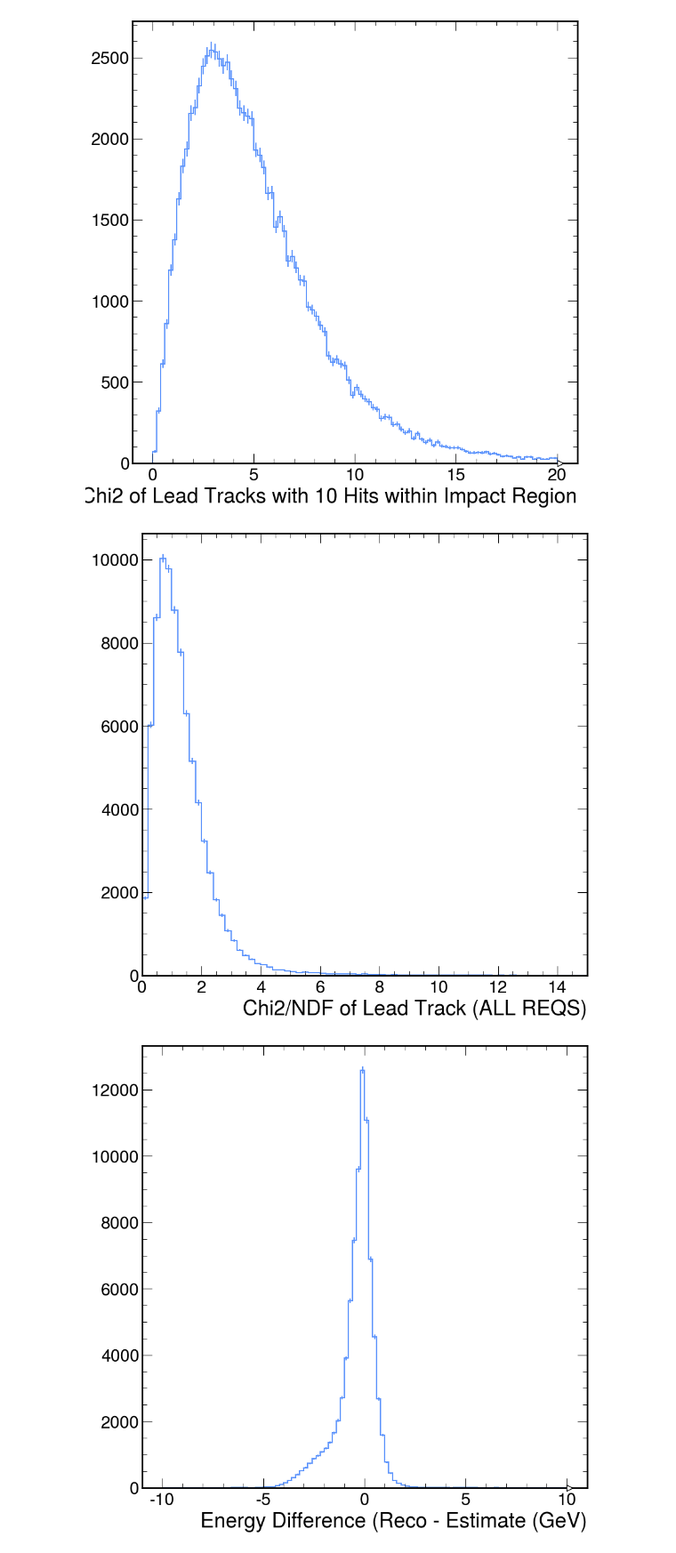
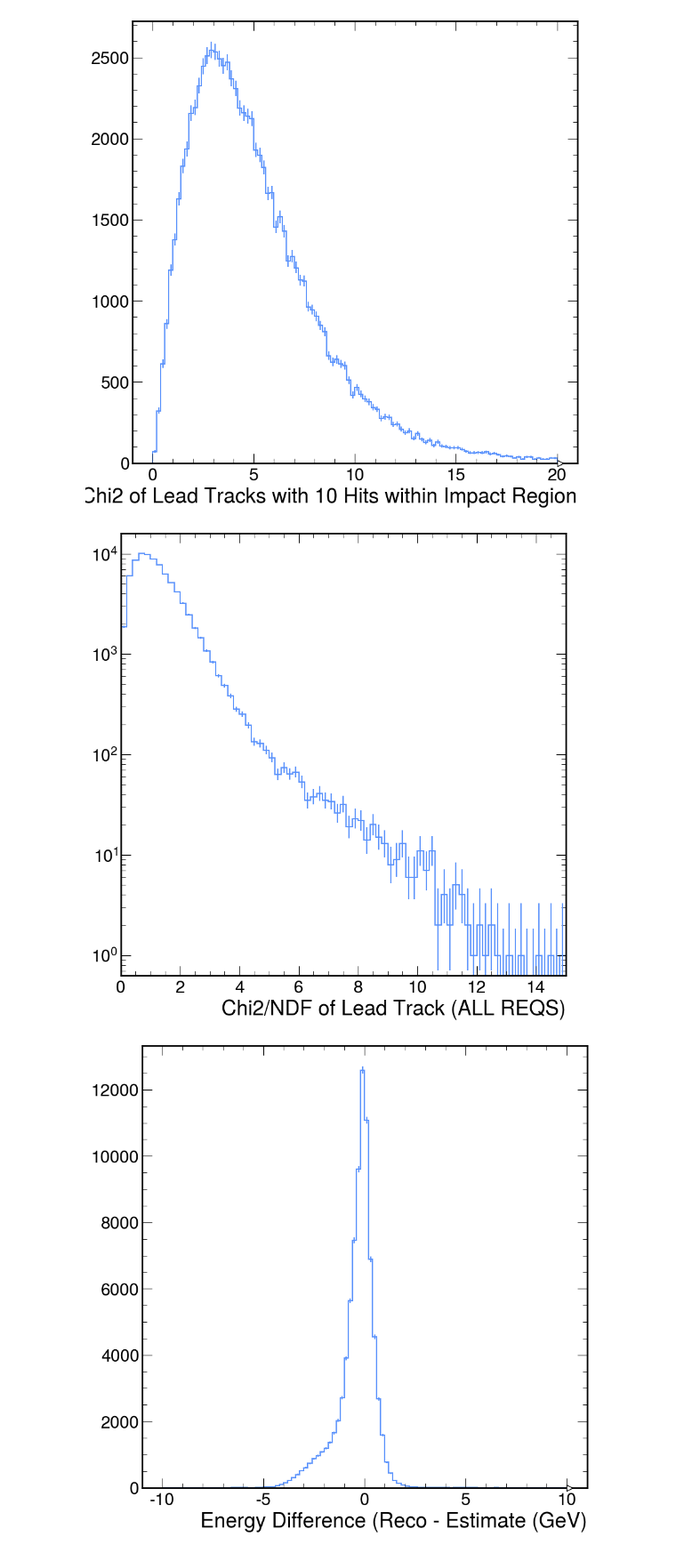
Before and after one commit to rodr1001/my_code, a Jupyter notebook: ldmx/EAT_Tracking/plot-eat-tracking-histograms.ipynb, the cells around one changed output. Shown at 89% size. Cells and saved outputs as stored; diff of their text form; code cells hidden in the pictures.

```diff
--- a/ldmx/EAT_Tracking/plot-eat-tracking-histograms.ipynb
+++ b/ldmx/EAT_Tracking/plot-eat-tracking-histograms.ipynb
@@ -58,10 +58,11 @@ plt.show()
 # %%
 f['leadtrk_all_req_reduced_chi2'].to_hist().plot()
 plt.xlim(0,15)
-plt.savefig("reduced_chi2_all_reqs.jpg")
+plt.yscale('log')
+plt.savefig("reduced_chi2_all_reqs-LOG.jpg")
 plt.show()
 # %% [output]
-[figure, old version]
+[figure, new version]
 # %%
 f['difference'].to_hist().plot()
 #plt.yscale('log')
```
Also changed, not shown: 1 other file.
